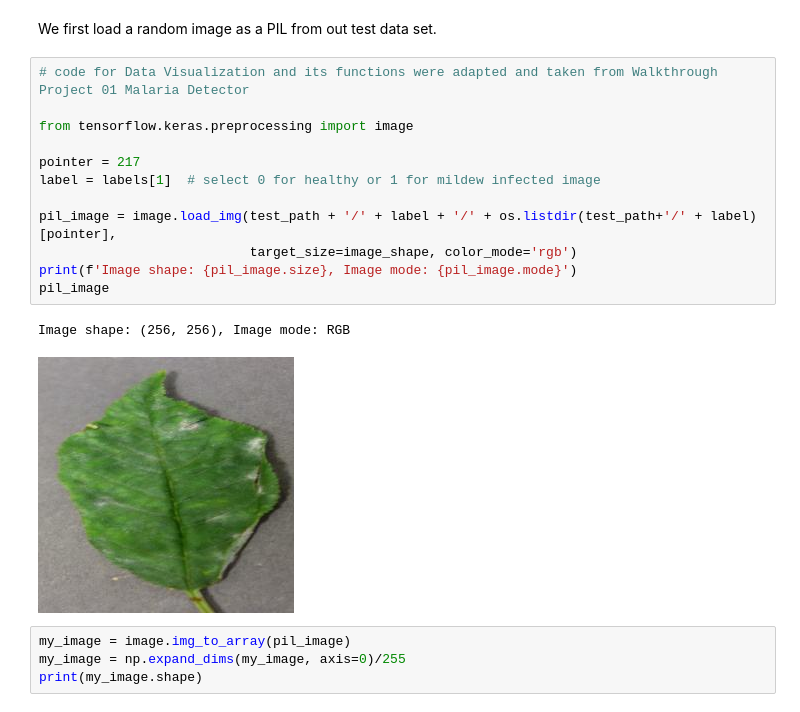
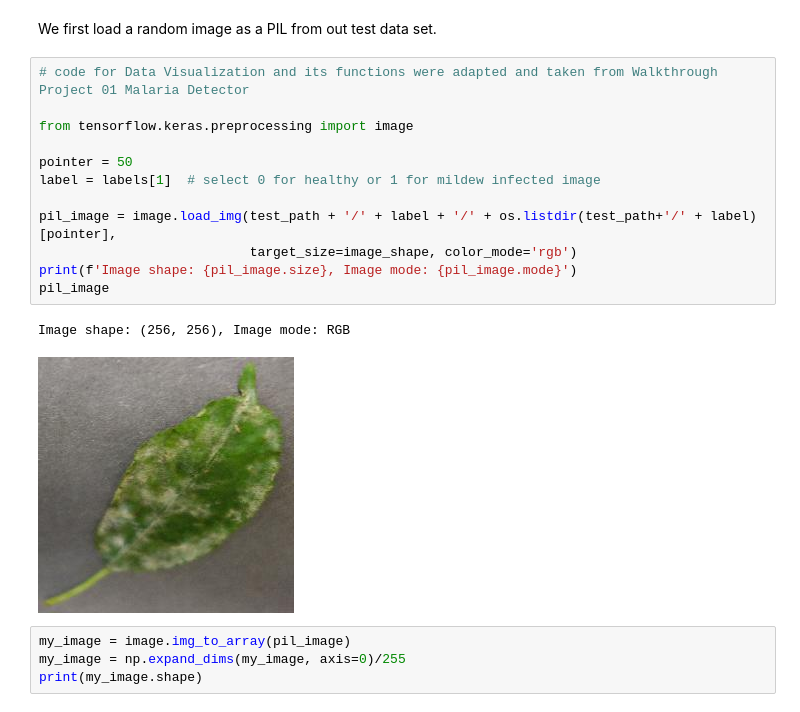
Before and after one commit to Xakkusu/PP5-mildew-detection, a Jupyter notebook: jupyter_notebooks/03_Modelling and Evaluating.ipynb, the cells around one changed output. Cells and saved outputs as stored; diff of their text form.

```diff
--- a/jupyter_notebooks/03_Modelling and Evaluating.ipynb
+++ b/jupyter_notebooks/03_Modelling and Evaluating.ipynb
@@ -529,18 +529,18 @@ We first load a random image as a PIL from out test data set.
 # %%
 # code for Data Visualization and its functions were adapted and taken from Walkthrough Project 01 Malaria Detector
 
 from tensorflow.keras.preprocessing import image
 
-pointer = 217
+pointer = 50
 label = labels[1]  # select 0 for healthy or 1 for mildew infected image
 
 pil_image = image.load_img(test_path + '/' + label + '/' + os.listdir(test_path+'/' + label)[pointer],
                            target_size=image_shape, color_mode='rgb')
 print(f'Image shape: {pil_image.size}, Image mode: {pil_image.mode}')
 pil_image
 # %% [output]
 Image shape: (256, 256), Image mode: RGB
-[figure, old version]
+[figure, new version]
 # %%
 my_image = image.img_to_array(pil_image)
 my_image = np.expand_dims(my_image, axis=0)/255
```
Also changed, not shown: parts of 15 cells of this notebook, 11 other files.
